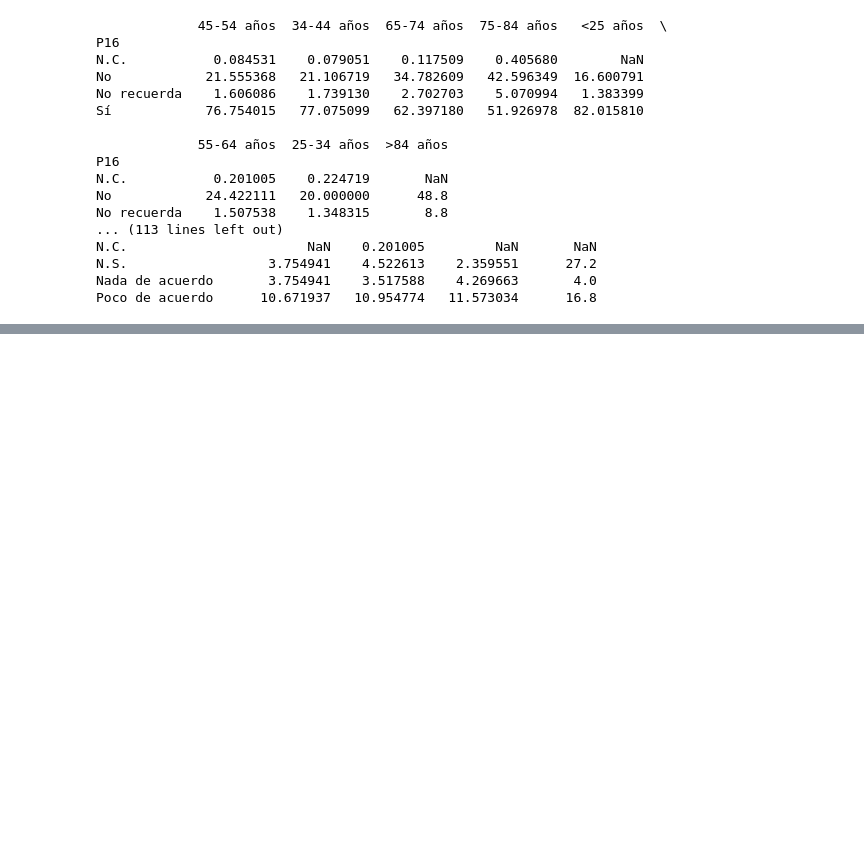
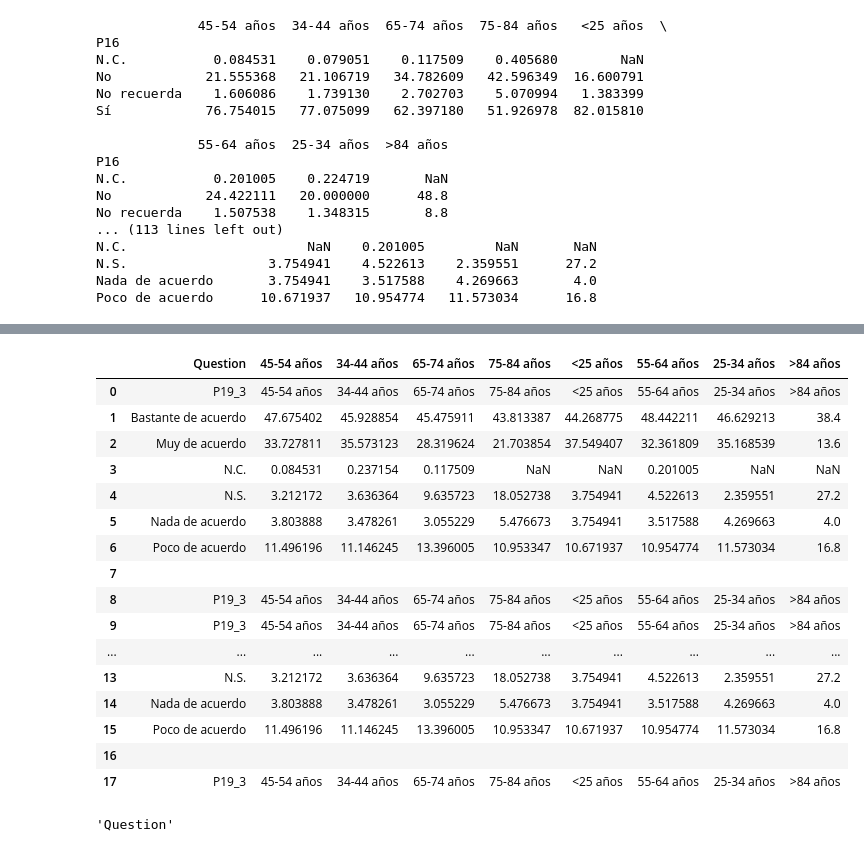
Before and after one commit to mariaferrol1988/PhD_Sociology, a Jupyter notebook: Data_Processing.ipynb, the cells around one changed output, grey strips where cells are left out. Cells and saved outputs as stored; diff of their text form; code cells hidden in the pictures; blank space fills up the shorter version.

```diff
--- a/Data_Processing.ipynb
+++ b/Data_Processing.ipynb
@@ -345 +382,25 @@ table2
+# %%
+pd.concat((new_df,table2)).reset_index(drop = True)
+# %% [output]
+|  | Question | 45-54 años | 34-44 años | 65-74 años | 75-84 años | <25 años | 55-64 años | 25-34 años | >84 años |
+| 0 | P19_3 | 45-54 años | 34-44 años | 65-74 años | 75-84 años | <25 años | 55-64 años | 25-34 años | >84 años |
+| 1 | Bastante de acuerdo | 47.675402 | 45.928854 | 45.475911 | 43.813387 | 44.268775 | 48.442211 | 46.629213 | 38.4 |
+| 2 | Muy de acuerdo | 33.727811 | 35.573123 | 28.319624 | 21.703854 | 37.549407 | 32.361809 | 35.168539 | 13.6 |
+| 3 | N.C. | 0.084531 | 0.237154 | 0.117509 | NaN | NaN | 0.201005 | NaN | NaN |
+| 4 | N.S. | 3.212172 | 3.636364 | 9.635723 | 18.052738 | 3.754941 | 4.522613 | 2.359551 | 27.2 |
+| 5 | Nada de acuerdo | 3.803888 | 3.478261 | 3.055229 | 5.476673 | 3.754941 | 3.517588 | 4.269663 | 4.0 |
+| 6 | Poco de acuerdo | 11.496196 | 11.146245 | 13.396005 | 10.953347 | 10.671937 | 10.954774 | 11.573034 | 16.8 |
+| 7 |  |  |  |  |  |  |  |  |  |
+| 8 | P19_3 | 45-54 años | 34-44 años | 65-74 años | 75-84 años | <25 años | 55-64 años | 25-34 años | >84 años |
+| 9 | P19_3 | 45-54 años | 34-44 años | 65-74 años | 75-84 años | <25 años | 55-64 años | 25-34 años | >84 años |
+| ... | ... | ... | ... | ... | ... | ... | ... | ... | ... |
+| 13 | N.S. | 3.212172 | 3.636364 | 9.635723 | 18.052738 | 3.754941 | 4.522613 | 2.359551 | 27.2 |
+| 14 | Nada de acuerdo | 3.803888 | 3.478261 | 3.055229 | 5.476673 | 3.754941 | 3.517588 | 4.269663 | 4.0 |
+| 15 | Poco de acuerdo | 11.496196 | 11.146245 | 13.396005 | 10.953347 | 10.671937 | 10.954774 | 11.573034 | 16.8 |
+| 16 |  |  |  |  |  |  |  |  |  |
+| 17 | P19_3 | 45-54 años | 34-44 años | 65-74 años | 75-84 años | <25 años | 55-64 años | 25-34 años | >84 años |
+# %%
+new_df.columns[0]
+# %% [output]
+'Question'
 # %%
```
Also changed, not shown: parts of 17 cells of this notebook, 1 other file.
